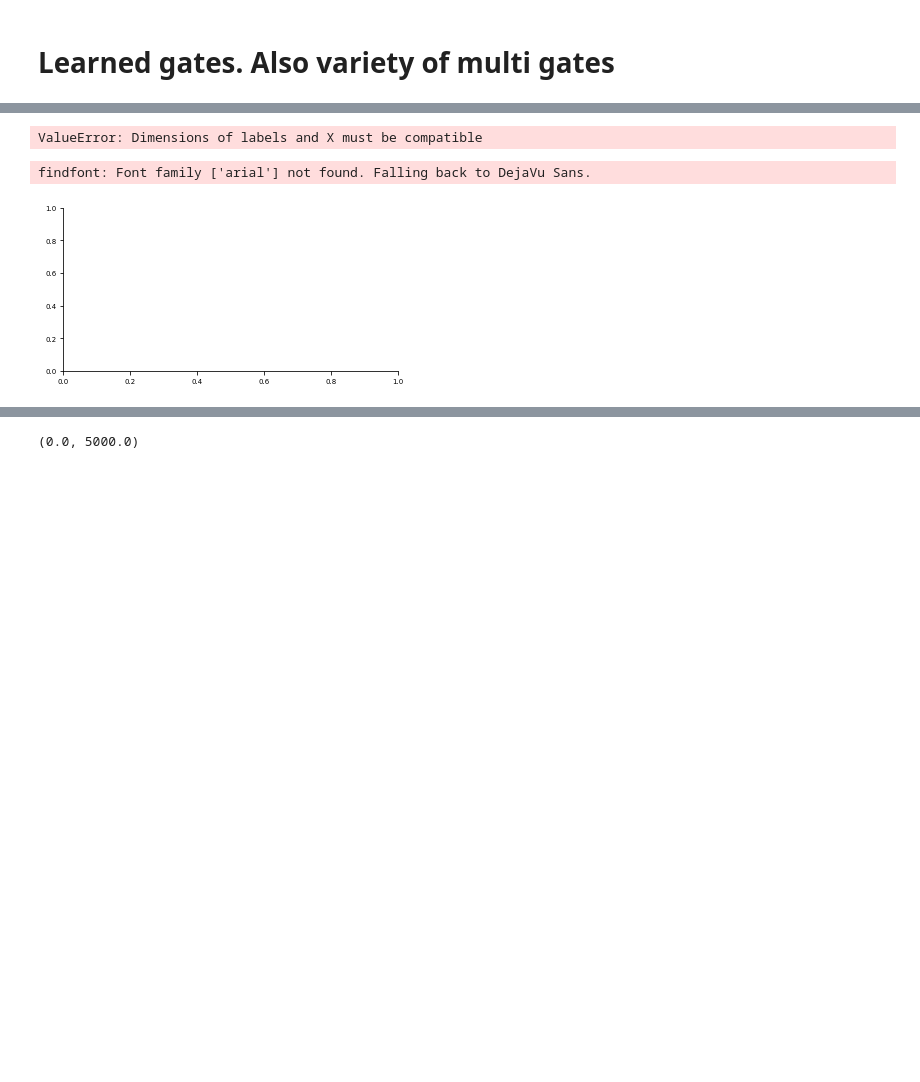
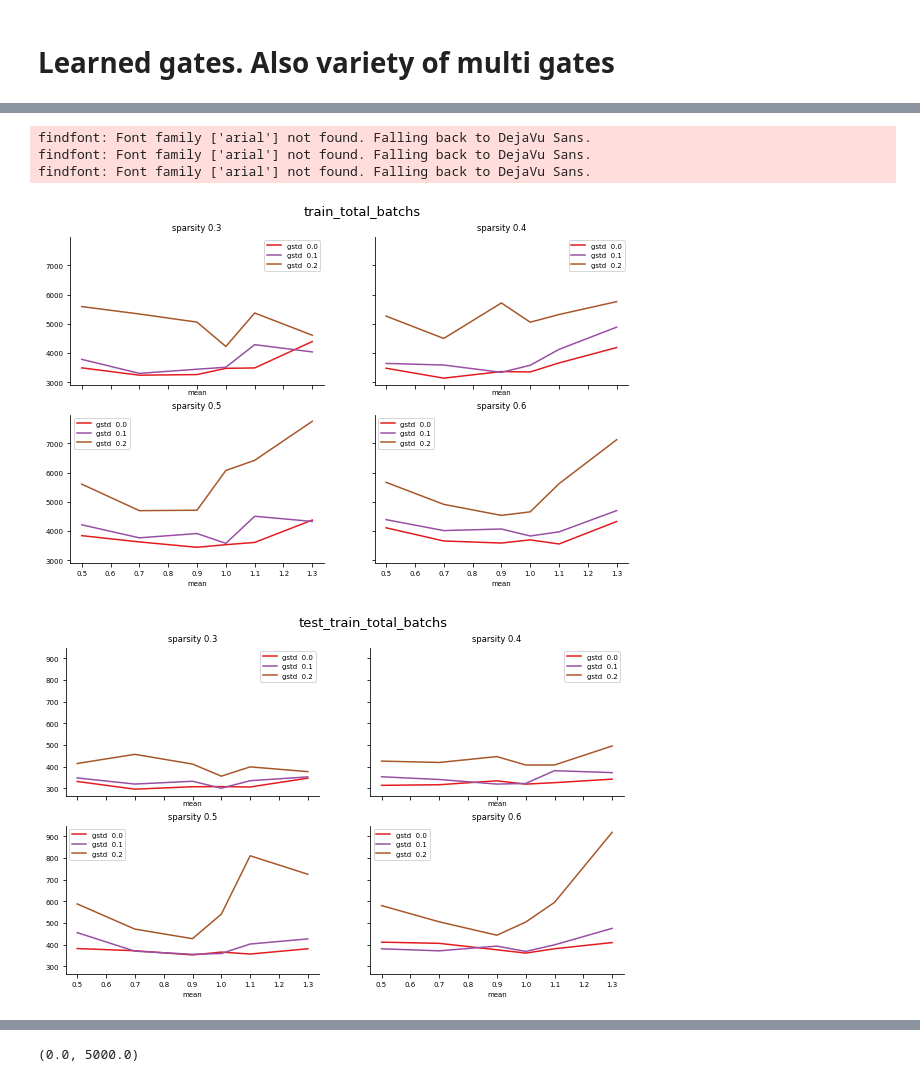
Before and after one commit to hummosa/Thalamus, a Jupyter notebook: analysis/analyzing_control_exp_shuffle_additive_gates.ipynb, the cells around one changed output, grey strips where cells are left out. Cells and saved outputs as stored; diff of their text form; code cells hidden in the pictures; blank space fills up the shorter version.

```diff
--- a/analysis/analyzing_control_exp_shuffle_additive_gates.ipynb
+++ b/analysis/analyzing_control_exp_shuffle_additive_gates.ipynb
@@ -368,6 +410,6 @@ rt = new_get_rehearsals(logs, 1
 # %%
 experiments = [  'random_gates_mul',]
-folder_name = './../files/gates_mul_titrate/'
+folder_name = './../files/gates_mul_titrate_scale/'
 # %%
 def get_log_files(data_folder, exp_name, file_sig='testing_log', search_strs=[]):
     lfiles = os.listdir(data_folder+f'{exp_name}/')
@@ -500,12 +509,54 @@ ax.plot_surface(X, Y, Z, facecolors=cm.Oranges(V))
-# %%
-exps_names=  [ 'shuffle_add', 'shuffle_mul', 'random_gates_add', 'random_gates_mul',]
-
-fig, (ax) = plt.subplots(1,1, figsize=[6,3])
-_=ax.boxplot([accuracy_dict[exp] for exp in exps], labels=[exp for exp in exps_names], meanline=True, notch=True)
-# _=ax.set_xticklabels( exps, rotation=45 )
-ax.set_ylabel('End avg accuracy')
-# plt.savefig('end_accuracy_box_plots.jpg',dpi=300)
-# %% [output]
-ValueError: Dimensions of labels and X must be compatible
-findfont: Font family ['arial'] not found. Falling back to DejaVu Sans.
-[figure, removed]
+# %%
+def get_values(dic_of_interest = train_total_batchs_dict):
+    values = np.empty([len(gates_means), len(gates_stds), len(gates_sparsities), ])
+    for m in range(len(gates_means)):
+        for st in range(len(gates_stds)):
+            for sp in range(len(gates_sparsities)):
+                try:
+                    values[m,st,sp] = dic_of_interest[exp_name+f'{gates_means[m]}_{gates_stds[st]}_{gates_sparsities[sp]}_']
+                except KeyError:
+                    values[m,st,sp] = np.nan
+    return(values)
+values= get_values(dic_of_interest = train_total_batchs_dict)
+# %%
+values = get_values(dic_of_interest=test_train_end_accs_dict)
+# %%
+# Define Dataset
+dics = {'train_total_batchs': train_total_batchs_dict,
+'test_train_total_batchs': test_train_total_batchs_dict,
+'train_end_accs': train_end_accs_dict ,
+"test_train_end_accs": test_train_end_accs_dict ,
+'novel_task_ttcs': novel_task_ttcs_dict ,
+'old_tasks_ttc': old_tasks_ttcs_dict,
+'drop_accs': drop_accs_dict}
+
+x,y,z = gates_means, gates_stds, gates_sparsities
+
+# Creating figure
+for dic in dics:
+    values =get_values(dics[dic])
+    # ax = plt.axes(projection ="3d")
+    color_map = plt.get_cmap('Set2')
+    no_of_values = len(gates_stds)
+    norm = mpl.colors.Normalize(vmin=min([0,no_of_values]), vmax=max([0,no_of_values]))
+    cmap_obj = matplotlib.cm.get_cmap('Set1') # tab20b tab20
+    cmap = mpl.cm.ScalarMappable(norm=norm, cmap=cmap_obj)
+
+
+    fig, axes= plt.subplots(2,2, figsize = (10, 6), sharey=True, sharex=True)
+    for sp in range(len(gates_sparsities)):
+        ax = axes.flatten()[sp]
+        for st in range(len(gates_stds)):
+            ax.plot(gates_means, [values[m,st,sp] for m in range(len(gates_means))], label=f'gstd  {gates_stds[st]}', c=cmap.to_rgba(st),)
+            ax.set_xlabel(f'mean')
+            ax.set_title(f'sparsity {gates_sparsities[sp]}')
+        ax.legend()
+    axes[0,0].text(0.92, 1.15, dic, fontsize=13, transform=axes[0,0].transAxes)
+
+    plt.savefig(f'./files/perf_{dic}.jpg', dpi=300)
+# %% [output]
+findfont: Font family ['arial'] not found. Falling back to DejaVu Sans.
+findfont: Font family ['arial'] not found. Falling back to DejaVu Sans.
+findfont: Font family ['arial'] not found. Falling back to DejaVu Sans.
+[figure, added]
+[figure, added]
```
Also changed, not shown: parts of 26 cells of this notebook, 13 other files.
